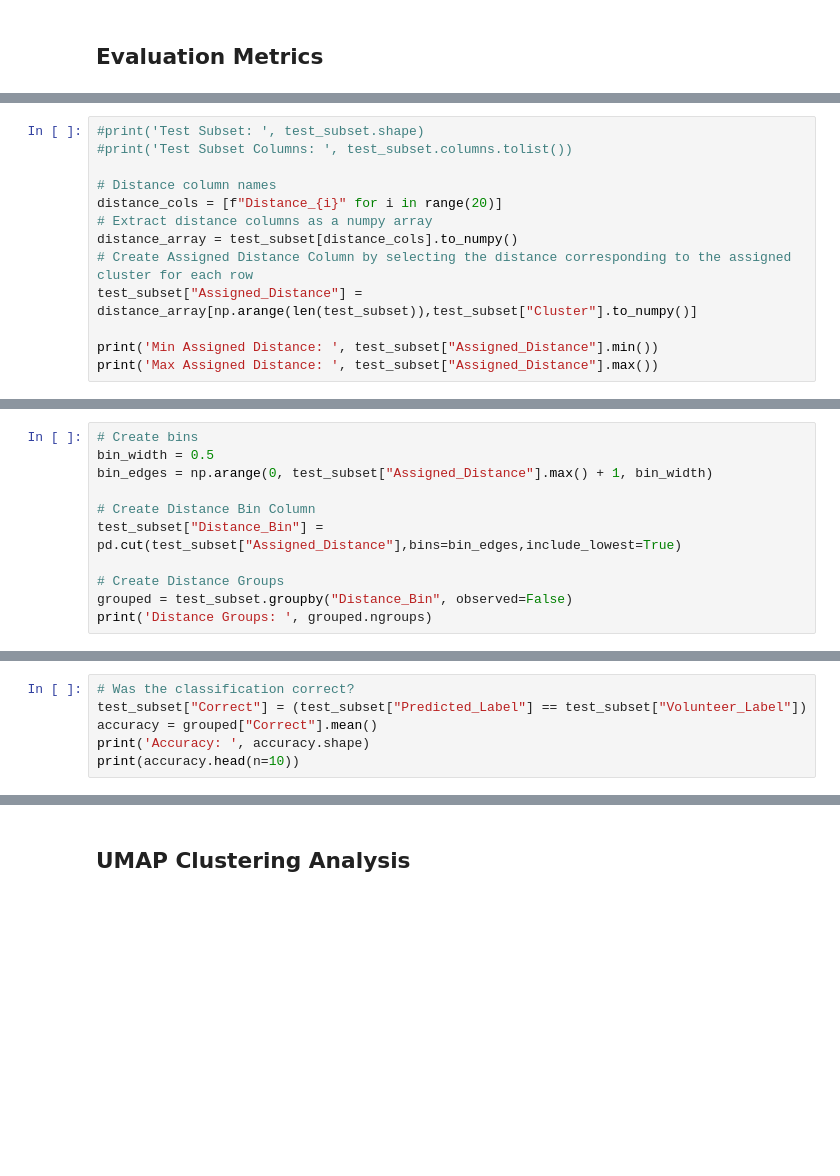
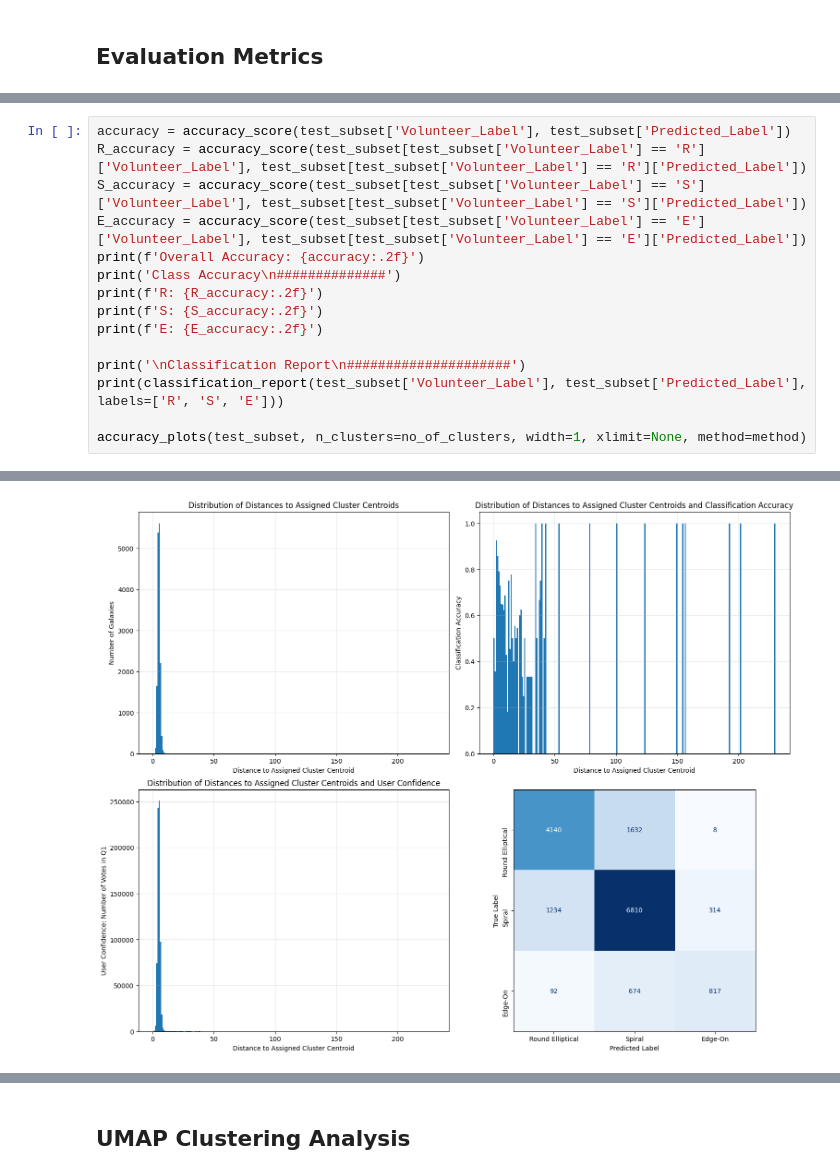
Before and after one commit to Kirstyelli-Work/MSc_Project, a Jupyter notebook: GZD_5_Classification.ipynb, the cells around one changed output, grey strips where cells are left out. Saved outputs shown, nothing was run; the diff lists cells and outputs as text; blank space fills up the shorter version.

Commit message:
Fixed Accuracy Plots Implementation

```diff
--- a/GZD_5_Classification.ipynb
+++ b/GZD_5_Classification.ipynb
@@ -287,13 +179,0 @@ plt.show()
-# %%
-#print('Test Subset: ', test_subset.shape)
-#print('Test Subset Columns: ', test_subset.columns.tolist())
-
-# Distance column names
-distance_cols = [f"Distance_{i}" for i in range(20)]
-# Extract distance columns as a numpy array
-distance_array = test_subset[distance_cols].to_numpy()
-# Create Assigned Distance Column by selecting the distance corresponding to the assigned cluster for each row
-test_subset["Assigned_Distance"] = distance_array[np.arange(len(test_subset)),test_subset["Cluster"].to_numpy()]
-
-print('Min Assigned Distance: ', test_subset["Assigned_Distance"].min())
-print('Max Assigned Distance: ', test_subset["Assigned_Distance"].max())
@@ -303,11 +179,0 @@ Max Assigned Distance:  240.31641246845308
-# %%
-# Create bins
-bin_width = 0.5
-bin_edges = np.arange(0, test_subset["Assigned_Distance"].max() + 1, bin_width)
-
-# Create Distance Bin Column
-test_subset["Distance_Bin"] = pd.cut(test_subset["Assigned_Distance"],bins=bin_edges,include_lowest=True)
-
-# Create Distance Groups
-grouped = test_subset.groupby("Distance_Bin", observed=False)
-print('Distance Groups: ', grouped.ngroups)
@@ -351,6 +179,0 @@ Centres:  482
-# %%
-# Was the classification correct?
-test_subset["Correct"] = (test_subset["Predicted_Label"] == test_subset["Volunteer_Label"])
-accuracy = grouped["Correct"].mean()
-print('Accuracy: ', accuracy.shape)
-print(accuracy.head(n=10))
@@ -439,0 +180,16 @@ plt.show()
+# %%
+accuracy = accuracy_score(test_subset['Volunteer_Label'], test_subset['Predicted_Label'])
+R_accuracy = accuracy_score(test_subset[test_subset['Volunteer_Label'] == 'R']['Volunteer_Label'], test_subset[test_subset['Volunteer_Label'] == 'R']['Predicted_Label'])
+S_accuracy = accuracy_score(test_subset[test_subset['Volunteer_Label'] == 'S']['Volunteer_Label'], test_subset[test_subset['Volunteer_Label'] == 'S']['Predicted_Label'])
+E_accuracy = accuracy_score(test_subset[test_subset['Volunteer_Label'] == 'E']['Volunteer_Label'], test_subset[test_subset['Volunteer_Label'] == 'E']['Predicted_Label'])
+print(f'Overall Accuracy: {accuracy:.2f}')
+print('Class Accuracy\n##############')
+print(f'R: {R_accuracy:.2f}')
+print(f'S: {S_accuracy:.2f}')
+print(f'E: {E_accuracy:.2f}')
+
+print('\nClassification Report\n#####################')
+print(classification_report(test_subset['Volunteer_Label'], test_subset['Predicted_Label'], labels=['R', 'S', 'E']))
+
+accuracy_plots(test_subset, n_clusters=no_of_clusters, width=1, xlimit=None, method=method)
+# %% [output]
@@ -439,0 +214 @@ plt.show()
+[figure, added]
```
Also changed, not shown: parts of 42 cells of this notebook, 1 other file.
